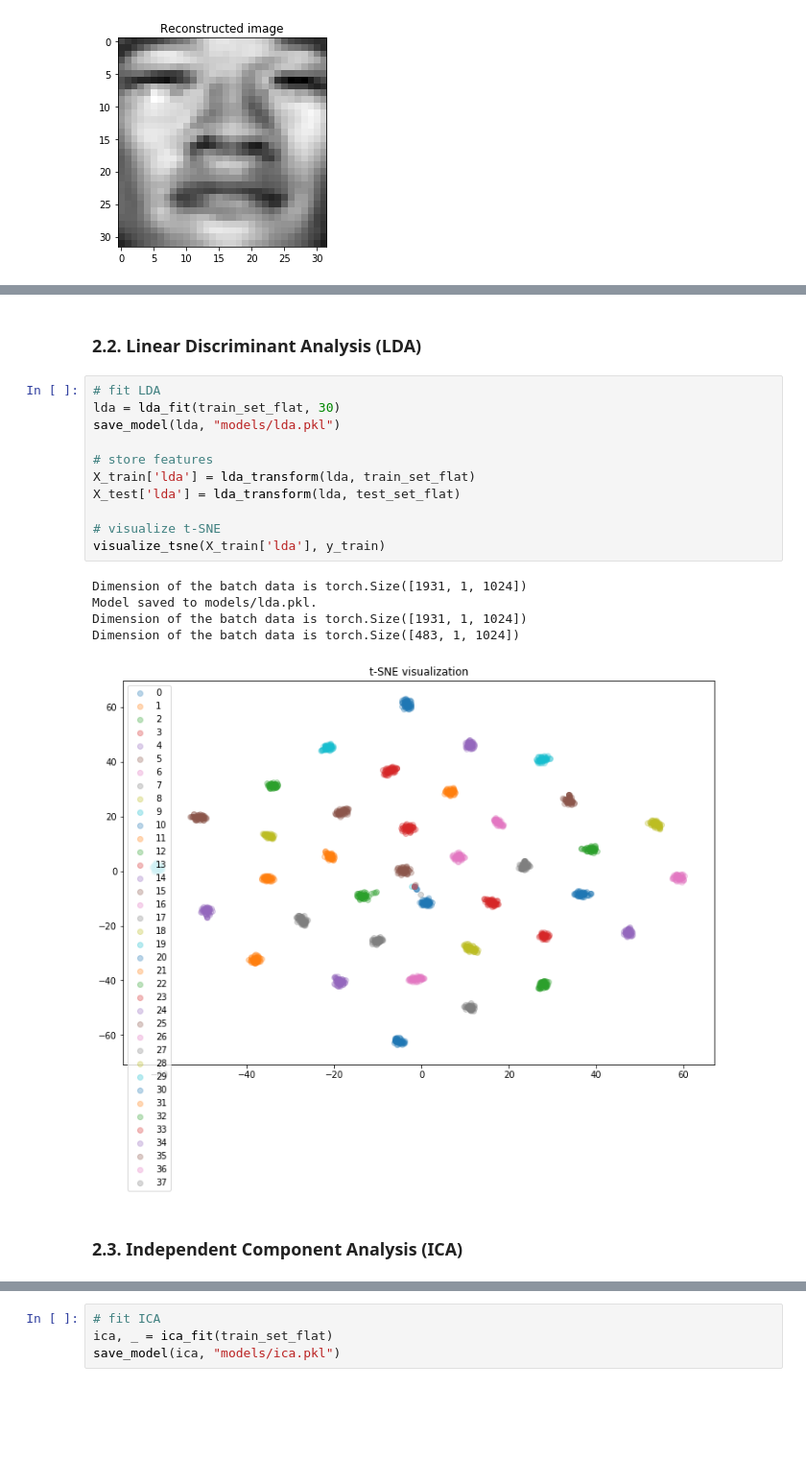
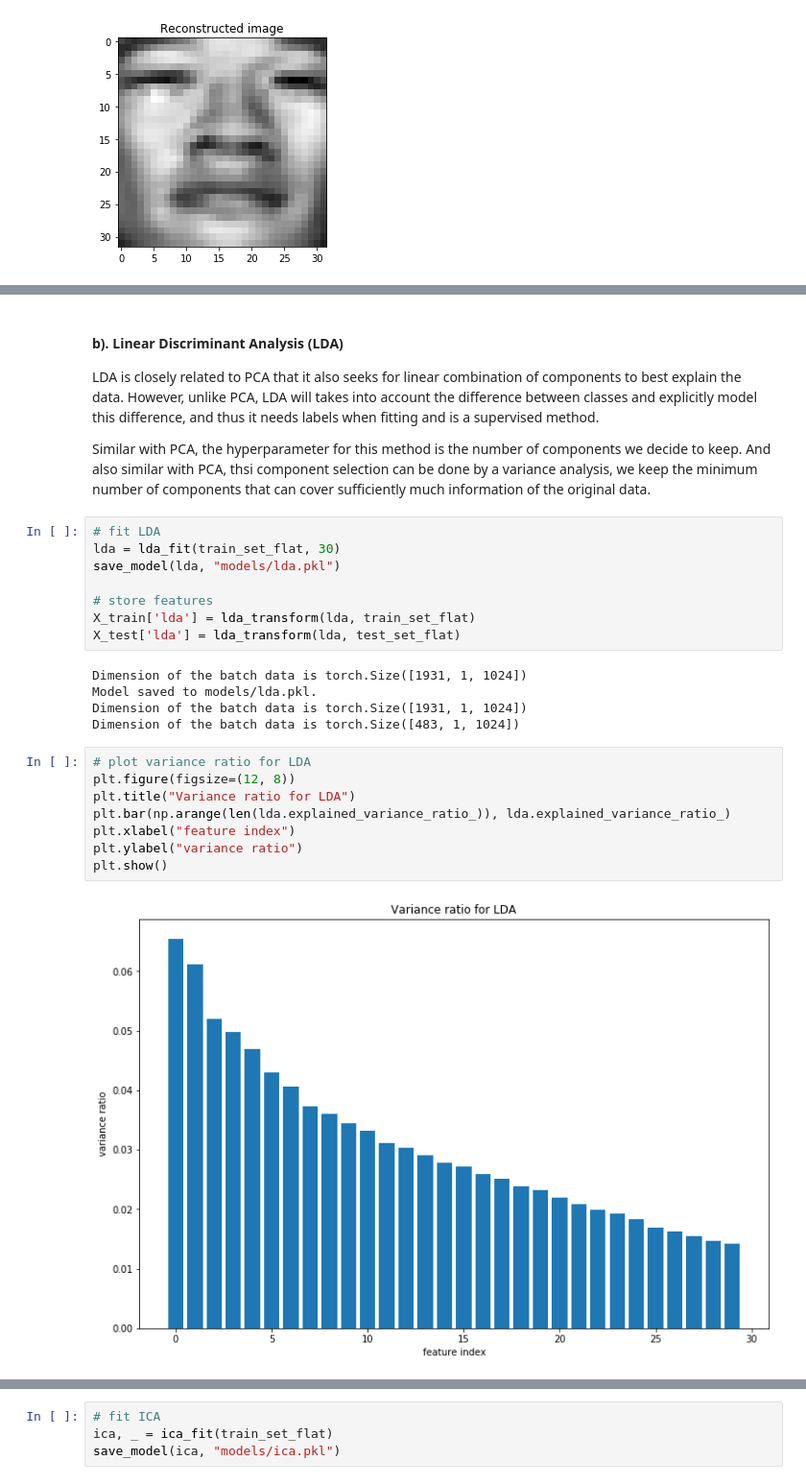
Before and after one commit to RLee-xy/Facial-Recognition-1, a Jupyter notebook: demo.ipynb, the cells around one changed output, grey strips where cells are left out. Shown at 96% size. Drawn from its saved outputs; the diff is of its cells as text; blank space fills up the shorter version.

```diff
--- a/demo.ipynb
+++ b/demo.ipynb
@@ -189,5 +273,9 @@ visualize_tsne(X_train['pca'], y_train)
-# %% [markdown]
-### 2.2. Linear Discriminant Analysis (LDA) ###
+# %% [markdown]
+#### b). Linear Discriminant Analysis (LDA)
+
+LDA is closely related to PCA that it also seeks for linear combination of components to best explain the data. However, unlike PCA, LDA will takes into account the difference between classes and explicitly model this difference, and thus it needs labels when fitting and is a supervised method.
+
+Similar with PCA, the hyperparameter for this method is the number of components we decide to keep. And also similar with PCA, thsi component selection can be done by a variance analysis, we keep the minimum number of components that can cover sufficiently much information of the original data.
 # %%
 # fit LDA
 lda = lda_fit(train_set_flat, 30)
@@ -196,14 +284,18 @@ save_model(lda, "models/lda.pkl")
 # store features
 X_train['lda'] = lda_transform(lda, train_set_flat)
 X_test['lda'] = lda_transform(lda, test_set_flat)
-
-# visualize t-SNE
-visualize_tsne(X_train['lda'], y_train)
 # %% [output]
 Dimension of the batch data is torch.Size([1931, 1, 1024])
 Model saved to models/lda.pkl.
 Dimension of the batch data is torch.Size([1931, 1, 1024])
 Dimension of the batch data is torch.Size([483, 1, 1024])
-[figure, removed]
-# %% [markdown]
-### 2.3. Independent Component Analysis (ICA) ###
+# %%
+# plot variance ratio for LDA
+plt.figure(figsize=(12, 8))
+plt.title("Variance ratio for LDA")
+plt.bar(np.arange(len(lda.explained_variance_ratio_)), lda.explained_variance_ratio_)
+plt.xlabel("feature index")
+plt.ylabel("variance ratio")
+plt.show()
+# %% [output]
+[figure, added]
```
Also changed, not shown: parts of 75 cells of this notebook, 17 other files.
